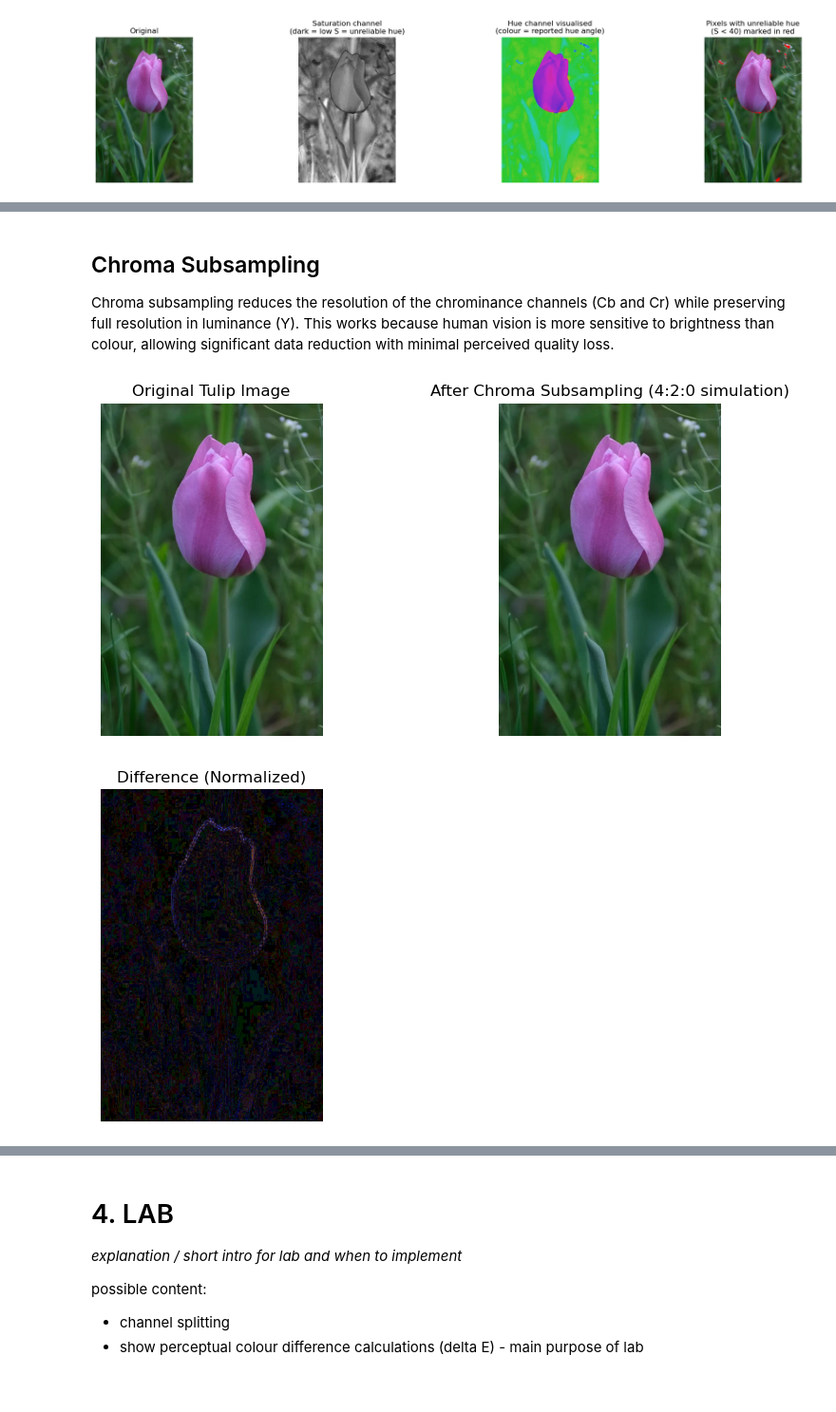
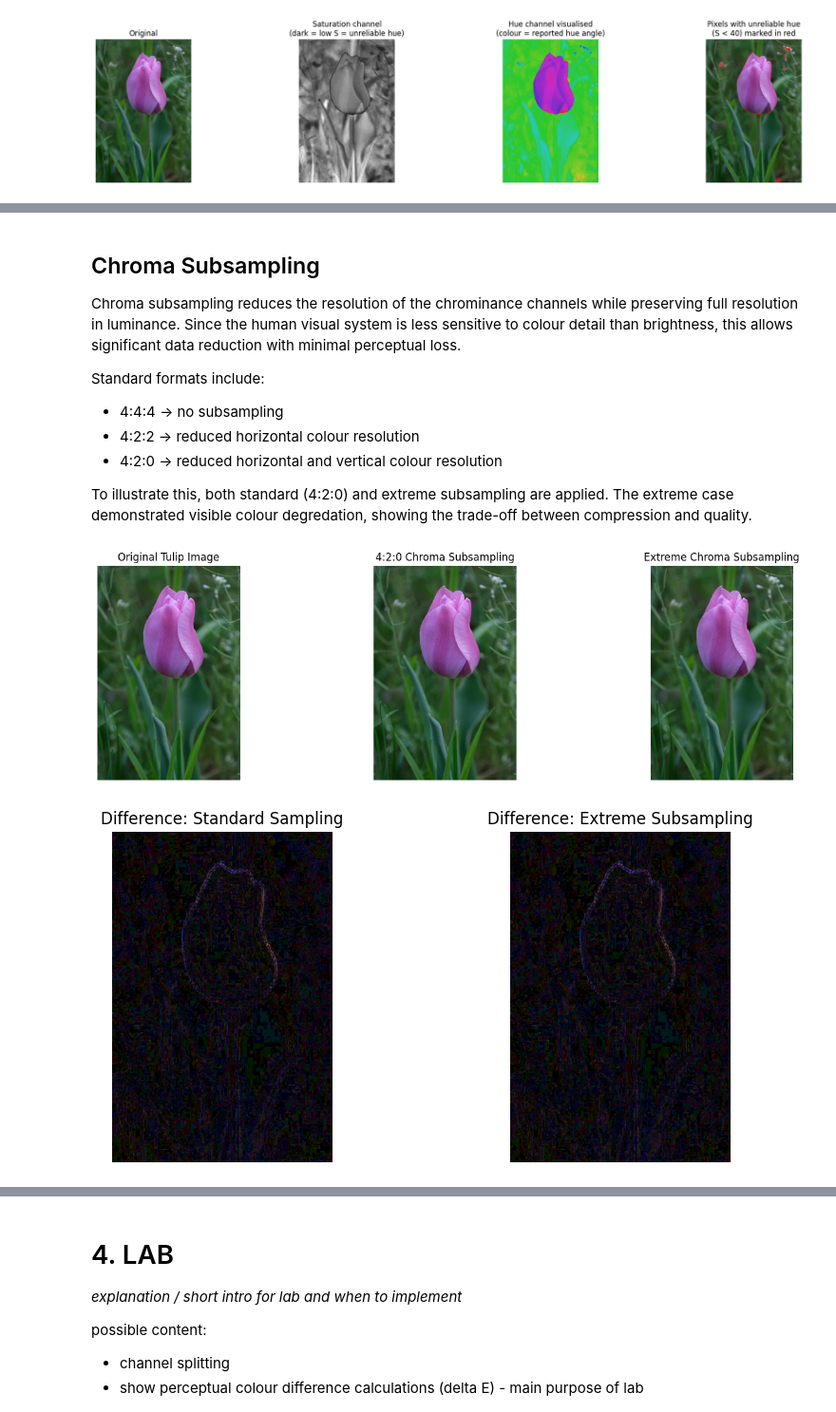
Before and after one commit to romeybajada/cv_colour_models, a Jupyter notebook: walkthrough.ipynb, the cells around one changed output, grey strips where cells are left out. Shown at 95% size. Cells and saved outputs as stored; diff of their text form; code cells hidden in the pictures; blank space fills up the shorter version.

```diff
--- a/walkthrough.ipynb
+++ b/walkthrough.ipynb
@@ -268,45 +274,58 @@ show_images(
 # %% [markdown]
 ## Chroma Subsampling
 
-Chroma subsampling reduces the resolution of the chrominance channels (Cb and Cr) while preserving full resolution in luminance (Y). This works because human vision is more sensitive to brightness than colour, allowing significant data reduction with minimal perceived quality loss.
+Chroma subsampling reduces the resolution of the chrominance channels while preserving full resolution in luminance. Since the human visual system is less sensitive to colour detail than brightness, this allows significant data reduction with minimal perceptual loss.
+
+Standard formats include:
+- 4:4:4 → no subsampling
+- 4:2:2 → reduced horizontal colour resolution
+- 4:2:0 → reduced horizontal and vertical colour resolution
+
+To illustrate this, both standard (4:2:0) and extreme subsampling are applied. The extreme case demonstrated visible colour degredation, showing the trade-off between compression and quality.
 # %%
-img_tulip_bgr = cv2.imread('tulip.png')
-img_tulip_rgb = cv2.cvtColor(img_tulip_bgr, cv2.COLOR_BGR2RGB)
+# Standard 4:2:0 subsampling
+Cb_small = cv2.resize(Cb_ch, (Cb_ch.shape[1]//2, Cb_ch.shape[0]//2), interpolation=cv2.INTER_LINEAR)
+Cr_small = cv2.resize(Cr_ch, (Cr_ch.shape[1]//2, Cr_ch.shape[0]//2), interpolation=cv2.INTER_LINEAR)
 
-img_ycbcr = cv2.cvtColor(img_tulip_rgb, cv2.COLOR_RGB2YCrCb)
+Cb_up = cv2.resize(Cb_small, (Cb_ch.shape[1], Cb_ch.shape[0]), interpolation=cv2.INTER_LINEAR)
+Cr_up = cv2.resize(Cr_small, (Cr_ch.shape[1], Cr_ch.shape[0]), interpolation=cv2.INTER_LINEAR)
 
-Y  = img_ycbcr[:,:,0]
-Cr = img_ycbcr[:,:,1]
-Cb = img_ycbcr[:,:,2]
-
-# Downsample chroma channels
-Cb_small = cv2.resize(Cb, (Cb.shape[1]//2, Cb.shape[0]//2), interpolation=cv2.INTER_LINEAR)
-Cr_small = cv2.resize(Cr, (Cr.shape[1]//2, Cr.shape[0]//2), interpolation=cv2.INTER_LINEAR)
-
-# Upsample back
-Cb_up = cv2.resize(Cb_small, (Cb.shape[1], Cb.shape[0]), interpolation=cv2.INTER_LINEAR)
-Cr_up = cv2.resize(Cr_small, (Cr.shape[1], Cr.shape[0]), interpolation=cv2.INTER_LINEAR)
-
-# Reconstruct image
-img_subsampled = cv2.merge([Y, Cr_up, Cb_up])
+img_subsampled = cv2.merge([Y_ch, Cr_up, Cb_up])
 img_subsampled = cv2.cvtColor(img_subsampled, cv2.COLOR_YCrCb2RGB)
 
-# Ouputting result
+# Extreme chroma subsampling
+Cb_extreme = cv2.resize(Cb_ch, (Cb_ch.shape[1]//8, Cb_ch.shape[0]//8), interpolation=cv2.INTER_LINEAR)
+Cr_extreme = cv2.resize(Cr_ch, (Cr_ch.shape[1]//8, Cr_ch.shape[0]//8), interpolation=cv2.INTER_LINEAR)
+
+Cb_extreme_up = cv2.resize(Cb_extreme, (Cb_ch.shape[1], Cb_ch.shape[0]), interpolation=cv2.INTER_LINEAR)
+Cr_extreme_up = cv2.resize(Cr_extreme, (Cr_ch.shape[1], Cr_ch.shape[0]), interpolation=cv2.INTER_LINEAR)
+
+img_extreme = cv2.merge([Y_ch, Cr_extreme_up, Cb_extreme_up])
+img_extreme = cv2.cvtColor(img_extreme, cv2.COLOR_YCrCb2RGB)
+
+# Displaying result
 show_images(
-    [img_tulip_rgb, img_subsampled],
-    ['Original Tulip Image', 'After Chroma Subsampling (4:2:0 simulation)'],
-    cmap_list=[None, None]
+    [img_tulip_rgb, img_subsampled, img_extreme],
+    ['Original Tulip Image',
+     '4:2:0 Chroma Subsampling',
+     'Extreme Chroma Subsampling'],
+    cmap_list=[None, None, None]
 )
 
-# Displaying difference
-diff_norm = cv2.normalize(diff, None, 0, 255, cv2.NORM_MINMAX)
+# Difference images
+diff_normal = np.abs(img_tulip_rgb.astype(np.int16) - img_subsampled.astype(np.int16))
+diff_extreme = np.abs(img_tulip_rgb.astype(np.int16) - img_extreme.astype(np.int16))
+
+diff_normal = cv2.normalize(diff_normal, None, 0, 255, cv2.NORM_MINMAX)
+diff_extreme = cv2.normalize(diff_normal, None, 0, 255, cv2.NORM_MINMAX)
 
 show_images(
-    [diff_norm],
-    ['Difference (Normalized)'],
-    cmap_list=['gray']
+    [diff_normal, diff_extreme],
+    ['Difference: Standard Sampling',
+     'Difference: Extreme Subsampling'],
+    cmap_list=['gray', 'gray']
 )
 # %% [output]
-[figure, old version]
+[figure, new version]
-[figure, old version]
+[figure, new version]
 # %% [markdown]
```
Also changed, not shown: parts of 15 cells of this notebook.
